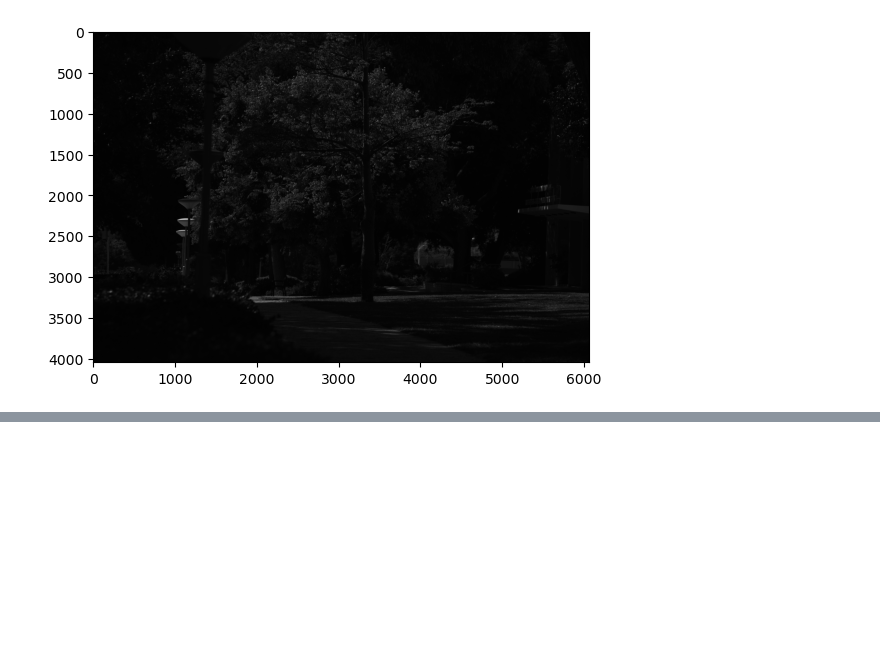
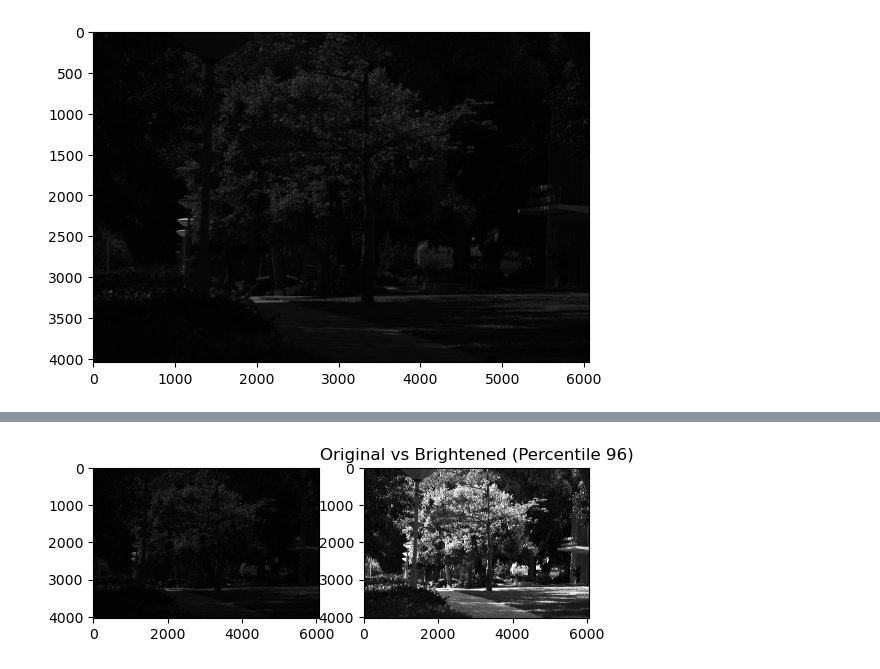
Before and after one commit to Chayush123/Computational-Imaging-Course, a Jupyter notebook: HW1/assgn1/HW1_code.ipynb, the cells around one changed output, grey strips where cells are left out. Saved outputs shown, nothing was run; the diff lists cells and outputs as text; code cells hidden in the pictures; blank space fills up the shorter version.

```diff
--- a/HW1/assgn1/HW1_code.ipynb
+++ b/HW1/assgn1/HW1_code.ipynb
@@ -186,0 +205,10 @@ plt.imshow(red_full_image, cmap='grey')
+# %%
+fig = plt.figure()
+fig.add_subplot(1, 2, 1)
+plt.imshow(red_full_image, cmap='gray')
+fig.add_subplot(1, 2, 2)
+plt.imshow(bright_red_full_image, cmap='gray')
+plt.title(f'Original vs Brightened (Percentile {p})')
+plt.show()
+# %% [output]
+[figure, added]
```
Also changed, not shown: parts of 5 cells of this notebook.
